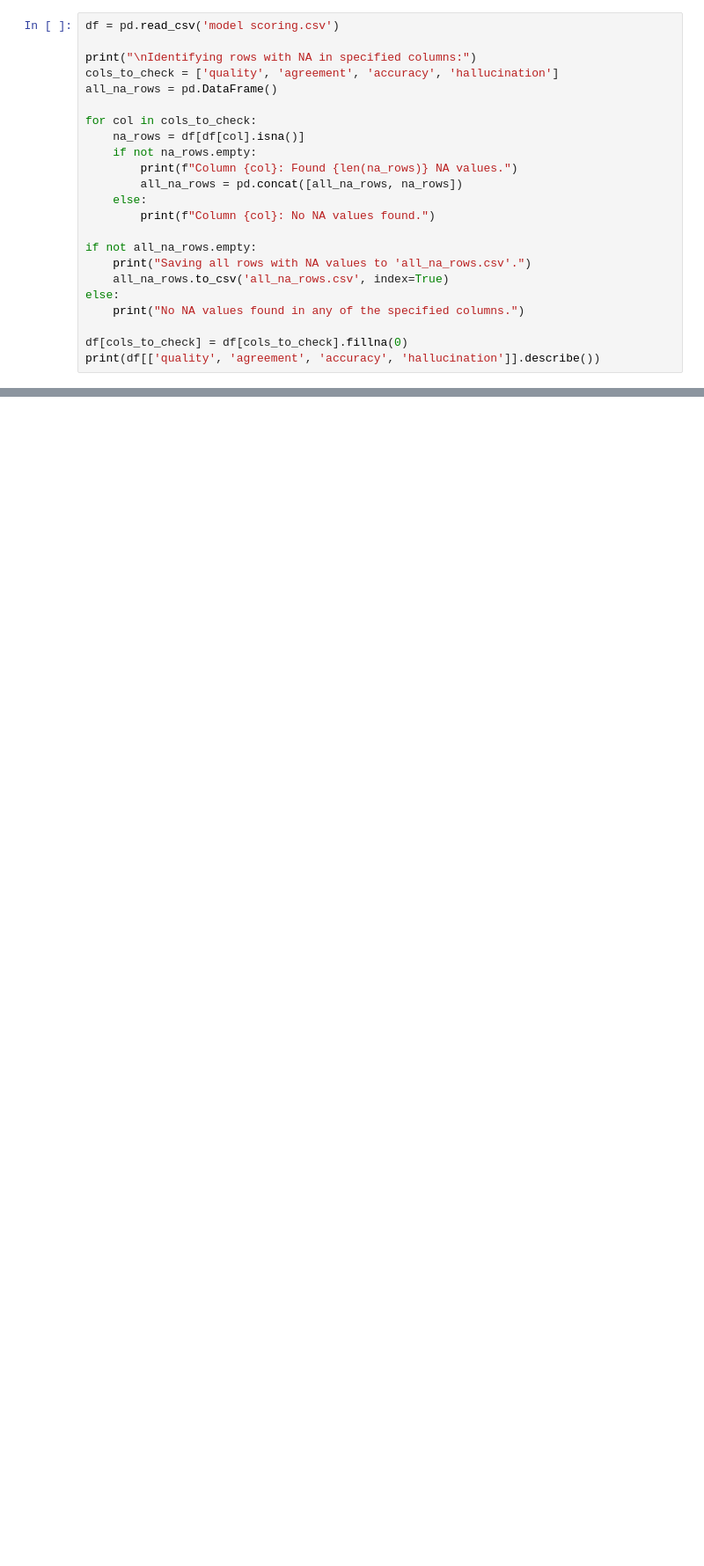
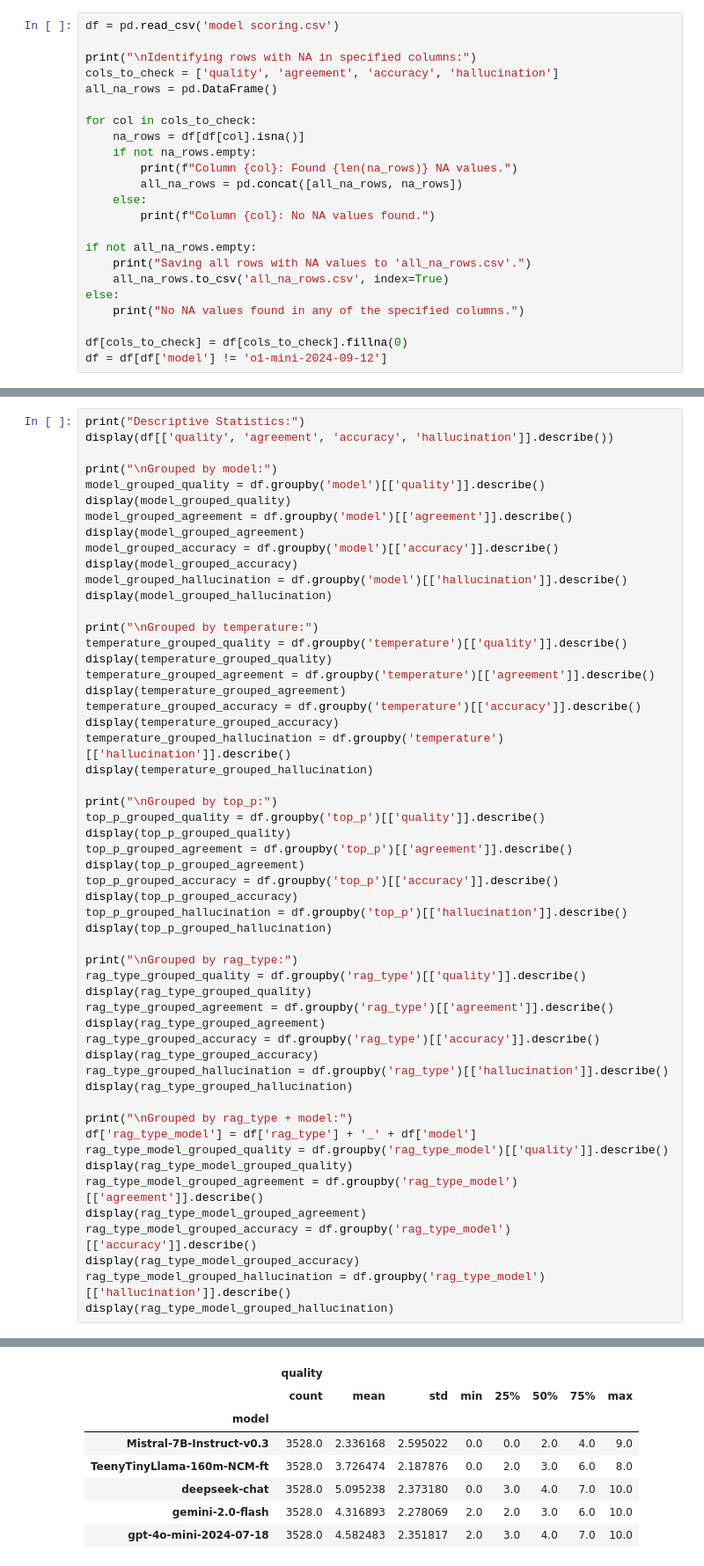
Before and after one commit to pcbrom/2-Steps-RAG, a Jupyter notebook: statistical_analysis.ipynb, the cells around one changed output, grey strips where cells are left out. Shown at 88% size. Saved outputs shown, nothing was run; the diff lists cells and outputs as text; blank space fills up the shorter version.

```diff
--- a/statistical_analysis.ipynb
+++ b/statistical_analysis.ipynb
@@ -32,7 +50,7 @@ else:
     print("No NA values found in any of the specified columns.")
 
 df[cols_to_check] = df[cols_to_check].fillna(0)
-print(df[['quality', 'agreement', 'accuracy', 'hallucination']].describe())
+df = df[df['model'] != 'o1-mini-2024-09-12']
 # %% [output]
 Identifying rows with NA in specified columns:
 Column quality: Found 21 NA values.
@@ -51,0 +70,55 @@ max       10.000000     10.000000     10.000000      10.000000
+# %%
+print("Descriptive Statistics:")
+display(df[['quality', 'agreement', 'accuracy', 'hallucination']].describe())
+
+print("\nGrouped by model:")
+model_grouped_quality = df.groupby('model')[['quality']].describe()
+display(model_grouped_quality)
+model_grouped_agreement = df.groupby('model')[['agreement']].describe()
+display(model_grouped_agreement)
+model_grouped_accuracy = df.groupby('model')[['accuracy']].describe()
+display(model_grouped_accuracy)
+model_grouped_hallucination = df.groupby('model')[['hallucination']].describe()
+display(model_grouped_hallucination)
+
+print("\nGrouped by temperature:")
+temperature_grouped_quality = df.groupby('temperature')[['quality']].describe()
+display(temperature_grouped_quality)
+temperature_grouped_agreement = df.groupby('temperature')[['agreement']].describe()
+display(temperature_grouped_agreement)
+temperature_grouped_accuracy = df.groupby('temperature')[['accuracy']].describe()
+display(temperature_grouped_accuracy)
+temperature_grouped_hallucination = df.groupby('temperature')[['hallucination']].describe()
+display(temperature_grouped_hallucination)
+
+print("\nGrouped by top_p:")
+top_p_grouped_quality = df.groupby('top_p')[['quality']].describe()
+display(top_p_grouped_quality)
+top_p_grouped_agreement = df.groupby('top_p')[['agreement']].describe()
+display(top_p_grouped_agreement)
+top_p_grouped_accuracy = df.groupby('top_p')[['accuracy']].describe()
+display(top_p_grouped_accuracy)
+top_p_grouped_hallucination = df.groupby('top_p')[['hallucination']].describe()
+display(top_p_grouped_hallucination)
+
+print("\nGrouped by rag_type:")
+rag_type_grouped_quality = df.groupby('rag_type')[['quality']].describe()
+display(rag_type_grouped_quality)
+rag_type_grouped_agreement = df.groupby('rag_type')[['agreement']].describe()
+display(rag_type_grouped_agreement)
+rag_type_grouped_accuracy = df.groupby('rag_type')[['accuracy']].describe()
+display(rag_type_grouped_accuracy)
+rag_type_grouped_hallucination = df.groupby('rag_type')[['hallucination']].describe()
+display(rag_type_grouped_hallucination)
+
+print("\nGrouped by rag_type + model:")
+df['rag_type_model'] = df['rag_type'] + '_' + df['model']
+rag_type_model_grouped_quality = df.groupby('rag_type_model')[['quality']].describe()
+display(rag_type_model_grouped_quality)
+rag_type_model_grouped_agreement = df.groupby('rag_type_model')[['agreement']].describe()
+display(rag_type_model_grouped_agreement)
+rag_type_model_grouped_accuracy = df.groupby('rag_type_model')[['accuracy']].describe()
+display(rag_type_model_grouped_accuracy)
+rag_type_model_grouped_hallucination = df.groupby('rag_type_model')[['hallucination']].describe()
+display(rag_type_model_grouped_hallucination)
+# %% [output]
@@ -51,0 +136,8 @@ max       10.000000     10.000000     10.000000      10.000000
+|  | quality |  |  |  |  |  |  |  |
+|  | count | mean | std | min | 25% | 50% | 75% | max |
+| model |  |  |  |  |  |  |  |  |
+| Mistral-7B-Instruct-v0.3 | 3528.0 | 2.336168 | 2.595022 | 0.0 | 0.0 | 2.0 | 4.0 | 9.0 |
+| TeenyTinyLlama-160m-NCM-ft | 3528.0 | 3.726474 | 2.187876 | 0.0 | 2.0 | 3.0 | 6.0 | 8.0 |
+| deepseek-chat | 3528.0 | 5.095238 | 2.373180 | 0.0 | 3.0 | 4.0 | 7.0 | 10.0 |
+| gemini-2.0-flash | 3528.0 | 4.316893 | 2.278069 | 2.0 | 2.0 | 3.0 | 6.0 | 10.0 |
+| gpt-4o-mini-2024-07-18 | 3528.0 | 4.582483 | 2.351817 | 2.0 | 3.0 | 4.0 | 7.0 | 10.0 |
```
Also changed, not shown: parts of 10 cells of this notebook, 8 other files.
